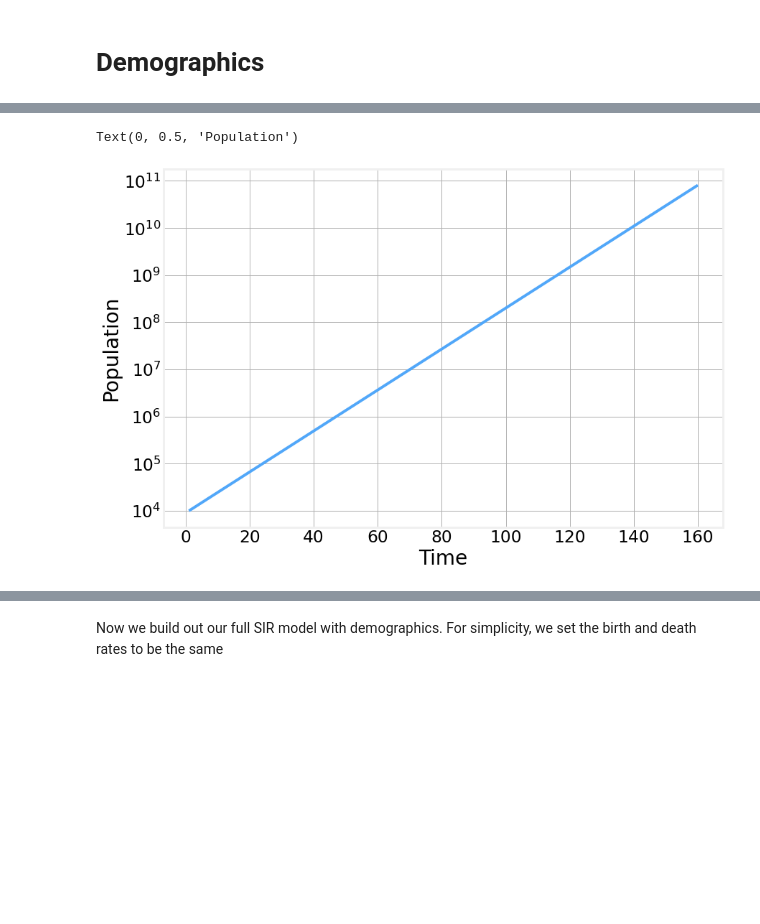
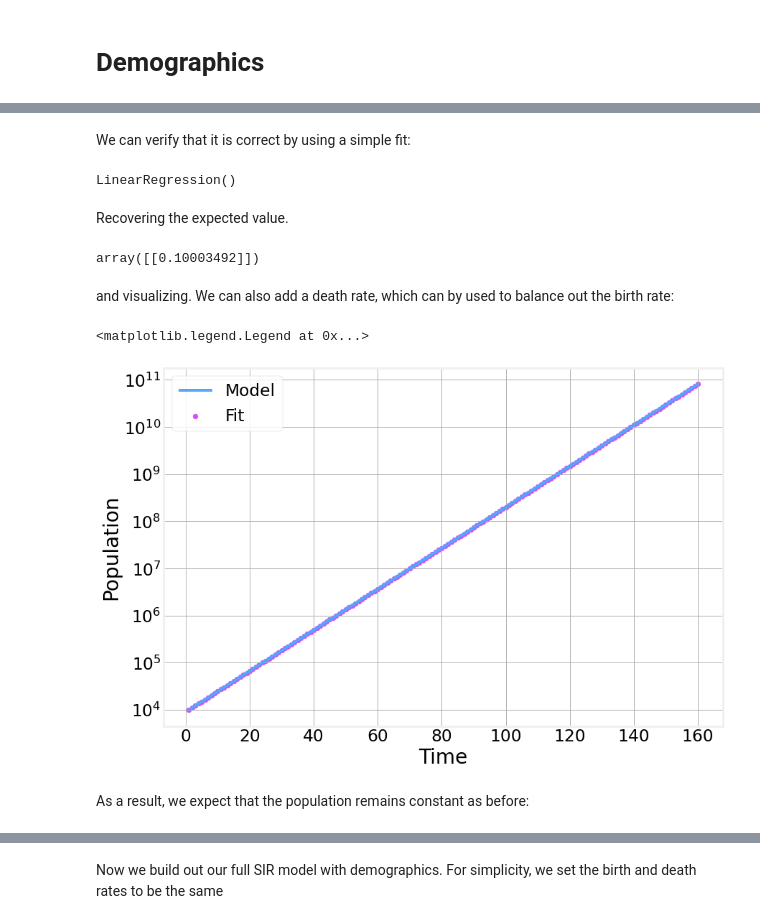
Before and after one commit to DataForScience/Epidemiology101, a Jupyter notebook: Epidemiology304.ipynb, the cells around one changed output, grey strips where cells are left out. Saved outputs shown, nothing was run; the diff lists cells and outputs as text; code cells hidden in the pictures; blank space fills up the shorter version.

```diff
--- a/Epidemiology304.ipynb
+++ b/Epidemiology304.ipynb
@@ -139,14 +154,37 @@ simple.integrate(tmax, S=N)
+# %% [markdown]
+We can verify that it is correct by using a simple fit:
+# %%
+X = simple.values_.index.values.reshape(-1, 1)
+# We take the log since we expect exponential growth
+y = np.log(simple.values_.values)
+
+lm  = LinearRegression()
+lm.fit(X, y)
+# %% [output]
+LinearRegression()
+# %% [markdown]
+Recovering the expected value.
+# %%
+lm.coef_
+# %% [output]
+array([[0.10003492]])
+# %% [markdown]
+and visualizing. We can also add a death rate, which can by used to balance out the birth rate:
 # %%
 fig, ax = plt.subplots(1)
 ax.set_yscale('log')
 simple.S.plot(ax=ax)
+ax.scatter(X, np.exp(lm.predict(X)), c=colors[1], zorder=-1, s=50)
 ax.set_xlabel('Time')
 ax.set_ylabel('Population')
+ax.legend(['Model', 'Fit'])
 # %% [output]
-Text(0, 0.5, 'Population')
+<matplotlib.legend.Legend at 0x...>
-[figure, old version]
+[figure, new version]
 # %%
 simple.add_death_rate('S', death=0.1)
+# %% [markdown]
+As a result, we expect that the population remains constant as before:
 # %%
 simple.integrate(tmax, S=N)
 # %%
```
Also changed, not shown: parts of 32 cells of this notebook, 1 other file.
